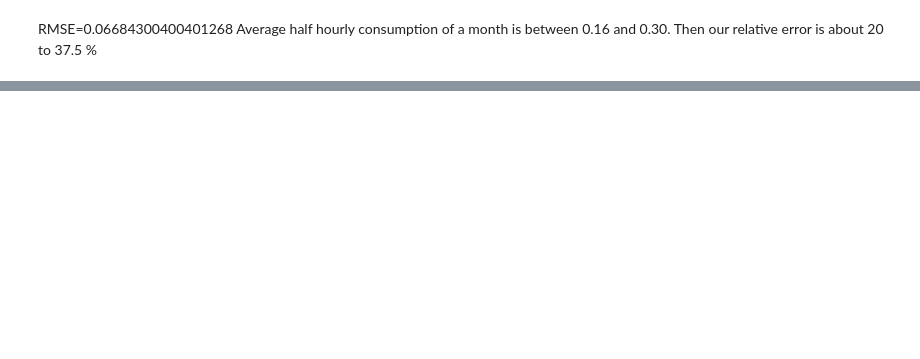
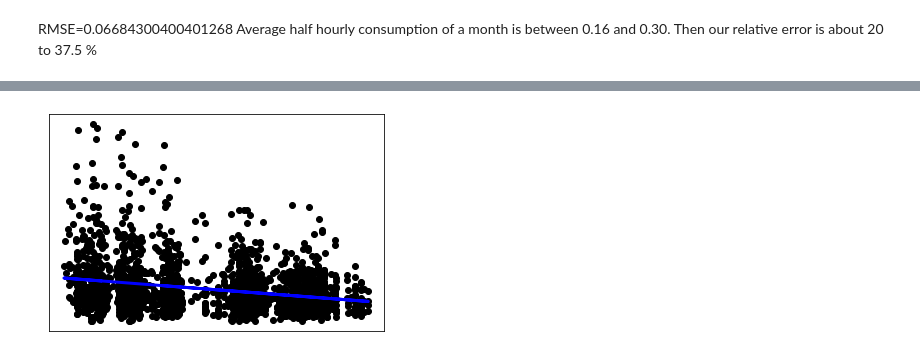
Before and after one commit to Dubspergensoep/Project_ML_En_Consump, a Jupyter notebook: Simple_Models.ipynb, the cells around one changed output, grey strips where cells are left out. Cells and saved outputs as stored; diff of their text form; code cells hidden in the pictures; blank space fills up the shorter version.

```diff
--- a/Simple_Models.ipynb
+++ b/Simple_Models.ipynb
@@ -183,0 +224,11 @@ Average half hourly consumption of a month is between 0.16 and 0.30. Then our re
+# %%
+print(weather_avg.shape) #Containts average temperature of each day instead of half hour
+print(weather_min.shape)
+print(weather_max.shape)
+print(df.shape)
+
+#print(df.loc[:,"meter_id"])
+#print(weather_avg.loc[:,"meter_id"])
+meterid=df.loc[:,"meter_id"][5]
+row_wa=weather_avg.loc[weather_avg['meter_id'] == meterid] #finds rown corresponding to the meter id
+print(row_wa)
@@ -183,0 +287,6 @@ Average half hourly consumption of a month is between 0.16 and 0.30. Then our re
+# %%
+print(get_mean_temp(row_wa,4))
+meter=df.iloc[5]
+ind_b,ind_e=get_monthi(12)               #get index of beginning and end of month
+month=meter[ind_b:ind_e]
+print(month.mean())
@@ -183,0 +444,11 @@ Average half hourly consumption of a month is between 0.16 and 0.30. Then our re
+# %%
+# Plot outputs
+plt.scatter(X_test, y_test,  color='black')
+plt.plot(X_test, y_pred, color='blue', linewidth=3)
+
+plt.xticks(())
+plt.yticks(())
+
+plt.show()
+# %% [output]
+[figure, added]
```
Also changed, not shown: parts of 55 cells of this notebook.
